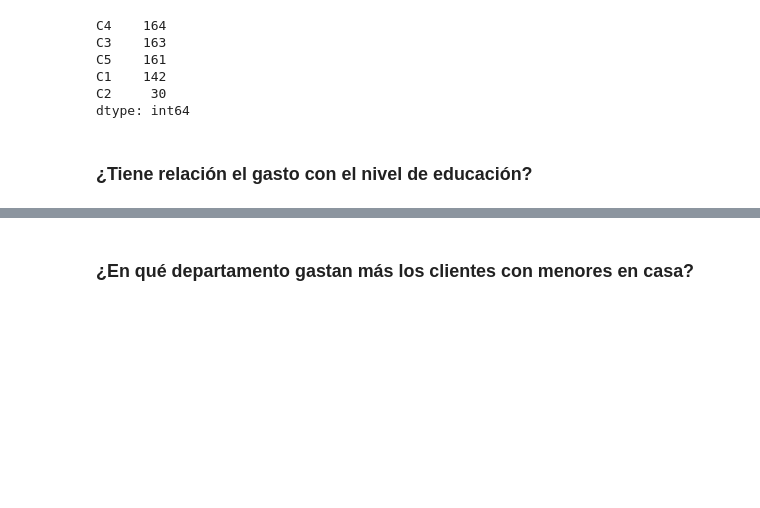
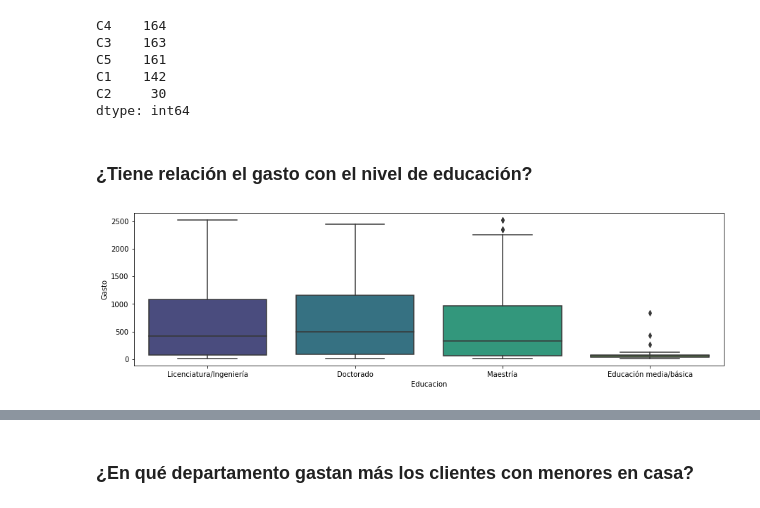
Before and after one commit to ViridianaVZ/Buyer_Persona, a Jupyter notebook: Notebooks/analisis_EDA.ipynb, the cells around one changed output, grey strips where cells are left out. Saved outputs shown, nothing was run; the diff lists cells and outputs as text; code cells hidden in the pictures; blank space fills up the shorter version.

```diff
--- a/Notebooks/analisis_EDA.ipynb
+++ b/Notebooks/analisis_EDA.ipynb
@@ -345,4 +339,10 @@ C2     30
 dtype: int64
 # %% [markdown]
 ### ¿Tiene relación el gasto con el nivel de educación?
+# %%
+plt.subplots(figsize=(15, 4))
+sns.boxplot(x=datos['Educacion'], y=datos['Gasto'], palette = 'viridis')
+plt.show()
+# %% [output]
+[figure, added]
 # %% [markdown]
```
Also changed, not shown: parts of 16 cells of this notebook.
